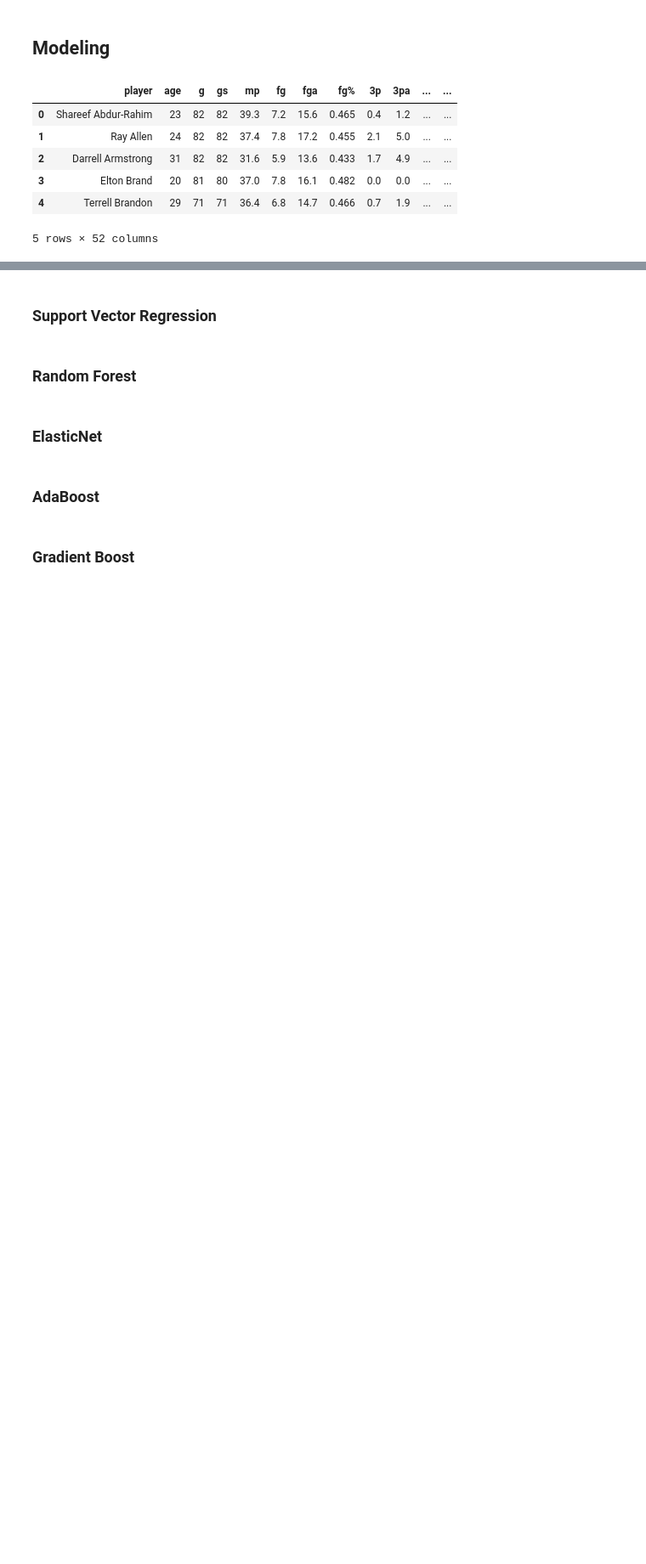
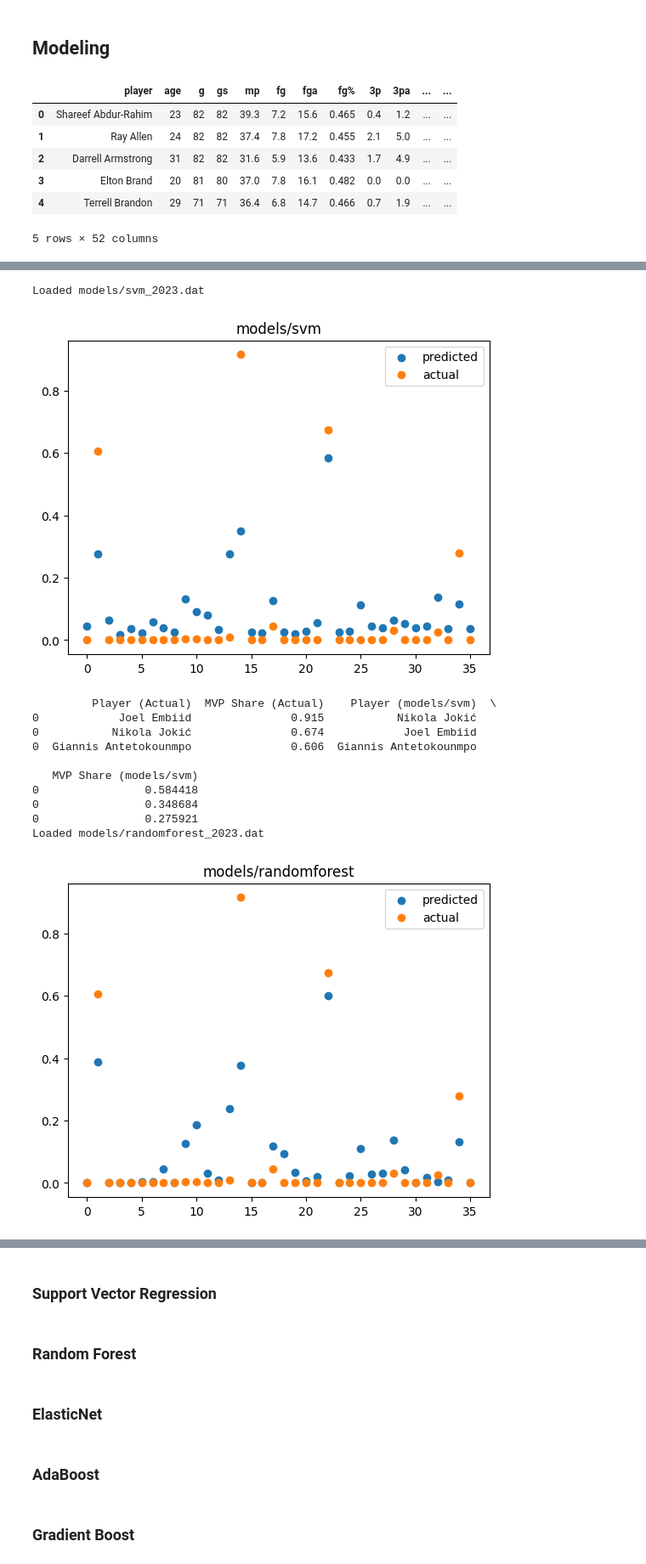
Before and after one commit to darrenhoang12/nba_mvp_predictor, a Jupyter notebook: visualizations.ipynb, the cells around one changed output, grey strips where cells are left out. Shown at 85% size. Saved outputs shown, nothing was run; the diff lists cells and outputs as text; code cells hidden in the pictures; blank space fills up the shorter version.

Commit message:
Ran visualizations for 2023

```diff
--- a/visualizations.ipynb
+++ b/visualizations.ipynb
@@ -120,0 +120,16 @@ Loaded models/gradboost_2022.dat
+# %%
+load_model(player_data, list_paths2023, [2023])
+# %% [output]
+Loaded models/svm_2023.dat
+[figure, added]
+         Player (Actual)  MVP Share (Actual)    Player (models/svm)  \
+0            Joel Embiid               0.915           Nikola Jokić
+0           Nikola Jokić               0.674            Joel Embiid
+0  Giannis Antetokounmpo               0.606  Giannis Antetokounmpo
+
+   MVP Share (models/svm)
+0                0.584418
+0                0.348684
+0                0.275921
+Loaded models/randomforest_2023.dat
+[figure, added]
```
Also changed, not shown: parts of 2 cells of this notebook.
